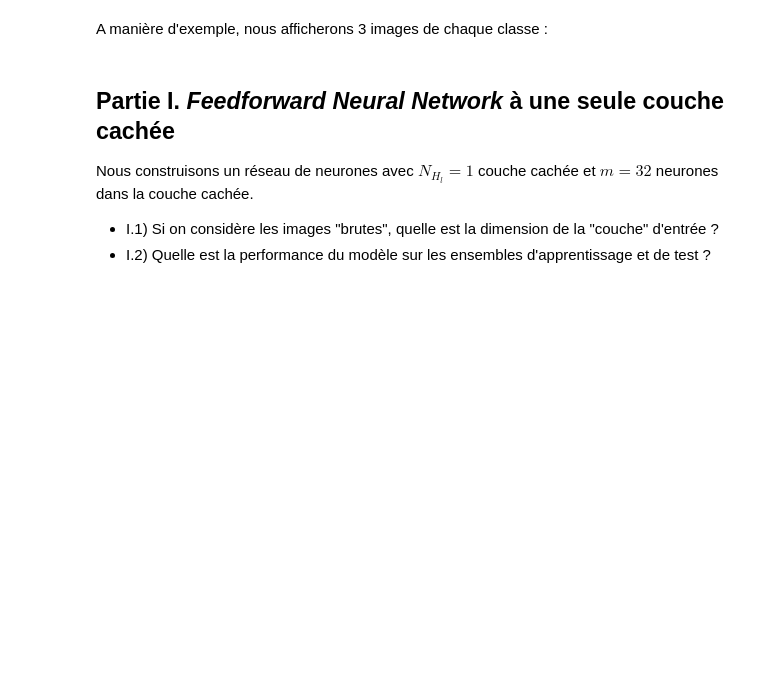
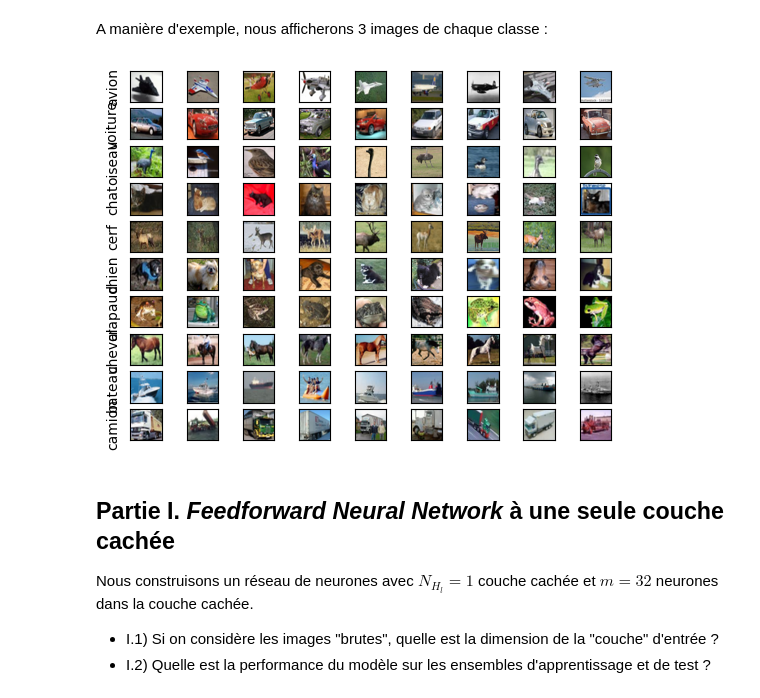
Before and after one commit to Skanx7/PRBI, a Jupyter notebook: tp3/PRB_TP_DeepLearning.ipynb, the cells around one changed output. Drawn from its saved outputs; the diff is of its cells as text; code cells hidden in the pictures; blank space fills up the shorter version.

```diff
--- a/tp3/PRB_TP_DeepLearning.ipynb
+++ b/tp3/PRB_TP_DeepLearning.ipynb
@@ -20,29 +15,40 @@ from keras.layers import Dense, MaxPooling2D, Conv2D, Flatten
 # %% [markdown]
 A manière d'exemple, nous afficherons 3 images de chaque classe :
 # %%
+import tensorflow as tf
+
+from tensorflow import keras
+from keras import datasets
+from keras.models import Sequential
+from keras.layers import Dense, MaxPooling2D, Conv2D, Flatten
+
+(data_train, target_train), (data_test, target_test) = tf.keras.datasets.cifar10.load_data()
+
 import matplotlib.pyplot as plt
 import numpy as np
 classes = ['avion', 'voiture', 'oiseau', 'chat', 'cerf',
             'chien', 'crapaud', 'cheval', 'bateau', 'camion']
 
 # Normalisation des valeurs des pixels entre 0 and 1
 data_train, data_test = data_train / 255.0, data_test / 255.0
 
-n_images = 3
+n_images = 9
 
 plt.figure(figsize=(10,10))
 for i in range(len(classes)):
   idx = np.where(target_train == i)
   #print(idx)
   for j in range(n_images):
     plt.subplot(len(classes),n_images,n_images*i+j+1)
     plt.xticks([])
     plt.yticks([])
     plt.grid(False)
     plt.imshow(data_train[idx[0][j]])
     if j == 0:
         plt.ylabel(classes[target_train[idx[0][j]][0]])
 plt.show()
+# %% [output]
+[figure, added]
 # %% [markdown]
 ## Partie I. *Feedforward Neural Network* à une seule couche cachée
 
```
Also changed, not shown: parts of 1 cell of this notebook, 4 other files.
